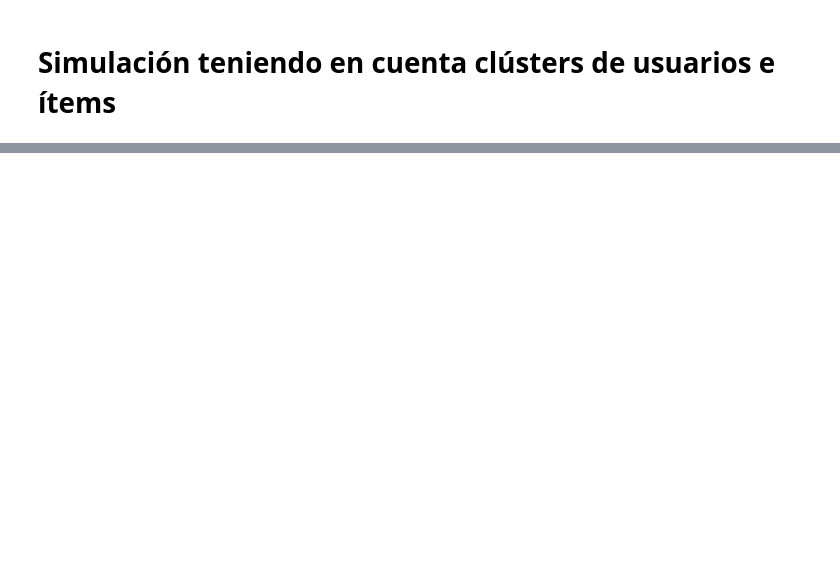
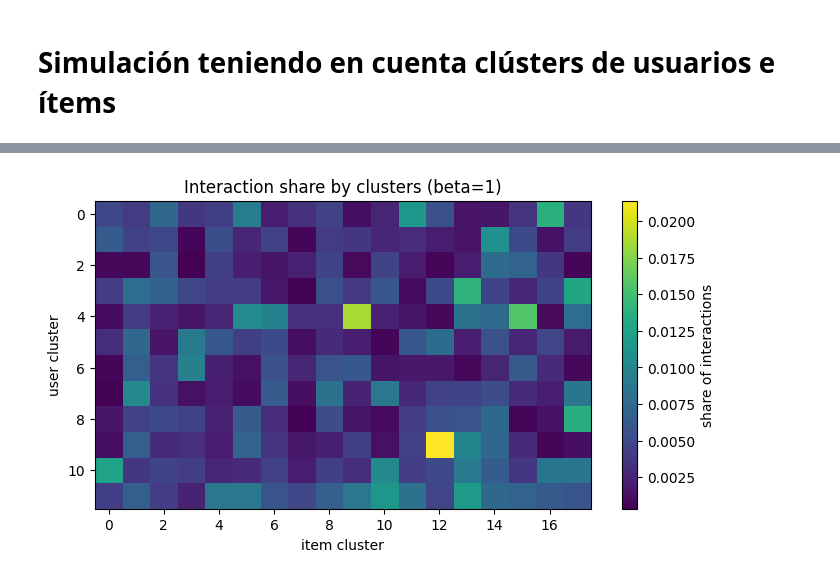
Before and after one commit to IagoArias/Fairness-is-Recommendation-Systems, a Jupyter notebook: notebooks/Cluster-Simulation.ipynb, the cells around one changed output, grey strips where cells are left out. Drawn from its saved outputs; the diff is of its cells as text; code cells hidden in the pictures; blank space fills up the shorter version.

```diff
--- a/notebooks/Cluster-Simulation.ipynb
+++ b/notebooks/Cluster-Simulation.ipynb
@@ -391,0 +361,20 @@ plt.show()
+# %%
+
+u = np.array([p[0] for p in pairs], dtype=np.int64)
+i = np.array([p[1] for p in pairs], dtype=np.int64)
+
+G = int(uc.max() + 1)
+H = int(ic.max() + 1)
+
+C = np.zeros((G, H), dtype=np.int64)
+np.add.at(C, (uc[u], ic[i]), 1)
+
+plt.figure(figsize=(8, 4))
+plt.imshow(C / C.sum(), aspect="auto")
+plt.colorbar(label="share of interactions")
+plt.xlabel("item cluster")
+plt.ylabel("user cluster")
+plt.title(f"Interaction share by clusters (beta={1})")
+plt.show()
+# %% [output]
+[figure, added]
```
Also changed, not shown: parts of 11 cells of this notebook, 10 other files.
